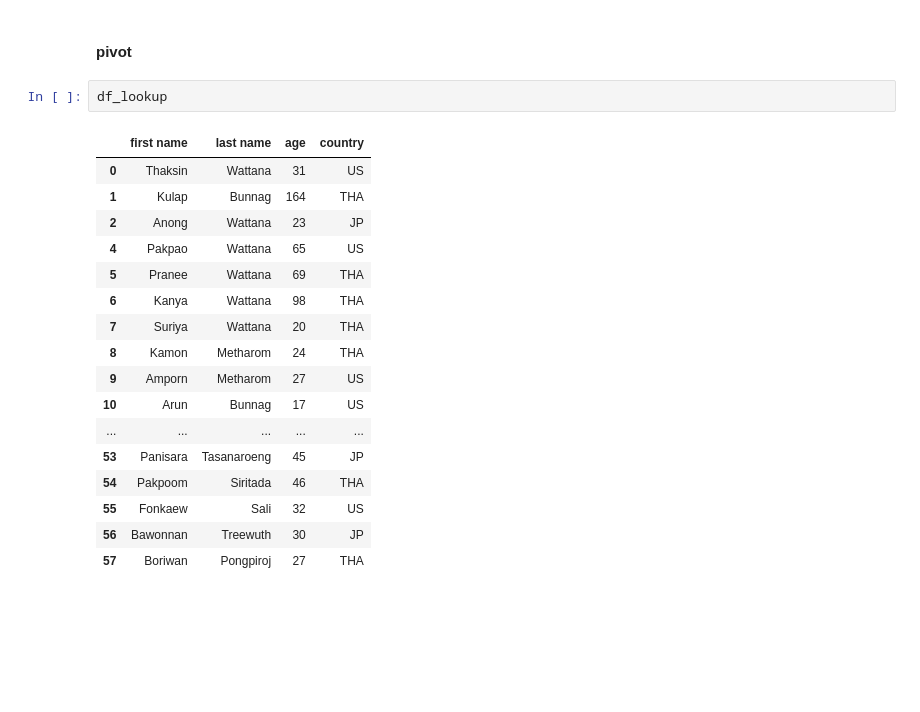
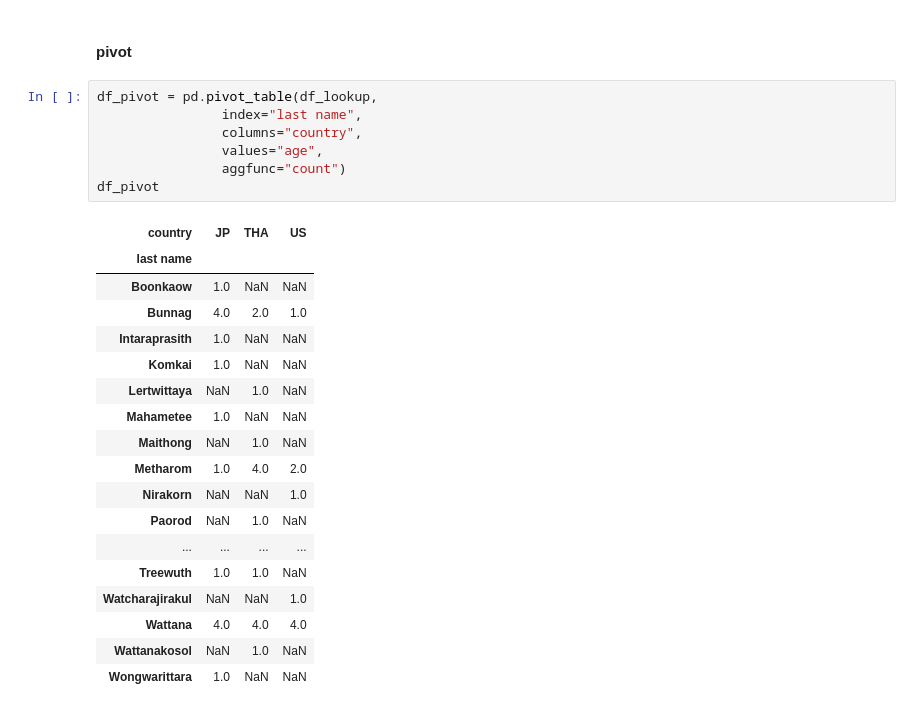
Before and after one commit to NMB-MIC/python_office_2023_10_11, a Jupyter notebook: src/02_pandas.ipynb, the cells around one changed output. Drawn from its saved outputs; the diff is of its cells as text; blank space fills up the shorter version.

```diff
--- a/src/02_pandas.ipynb
+++ b/src/02_pandas.ipynb
@@ -323,23 +323,29 @@ array(['Wattana', 'Bunnag', 'Metharom', 'Watcharajirakul', 'Pitiwat',
        'Pongpiroj'], dtype=object)
 # %% [markdown]
 #### pivot
-# %%
-df_lookup
-# %% [output]
-|  | first name | last name | age | country |
-| 0 | Thaksin | Wattana | 31 | US |
-| 1 | Kulap | Bunnag | 164 | THA |
-| 2 | Anong | Wattana | 23 | JP |
-| 4 | Pakpao | Wattana | 65 | US |
-| 5 | Pranee | Wattana | 69 | THA |
-| 6 | Kanya | Wattana | 98 | THA |
-| 7 | Suriya | Wattana | 20 | THA |
-| 8 | Kamon | Metharom | 24 | THA |
-| 9 | Amporn | Metharom | 27 | US |
-| 10 | Arun | Bunnag | 17 | US |
-| ... | ... | ... | ... | ... |
-| 53 | Panisara | Tasanaroeng | 45 | JP |
-| 54 | Pakpoom | Siritada | 46 | THA |
-| 55 | Fonkaew | Sali | 32 | US |
-| 56 | Bawonnan | Treewuth | 30 | JP |
-| 57 | Boriwan | Pongpiroj | 27 | THA |
+# %%
+df_pivot = pd.pivot_table(df_lookup,
+                index="last name",
+                columns="country",
+                values="age",
+                aggfunc="count")
+df_pivot
+# %% [output]
+| country | JP | THA | US |
+| last name |  |  |  |
+| Boonkaow | 1.0 | NaN | NaN |
+| Bunnag | 4.0 | 2.0 | 1.0 |
+| Intaraprasith | 1.0 | NaN | NaN |
+| Komkai | 1.0 | NaN | NaN |
+| Lertwittaya | NaN | 1.0 | NaN |
+| Mahametee | 1.0 | NaN | NaN |
+| Maithong | NaN | 1.0 | NaN |
+| Metharom | 1.0 | 4.0 | 2.0 |
+| Nirakorn | NaN | NaN | 1.0 |
+| Paorod | NaN | 1.0 | NaN |
+| ... | ... | ... | ... |
+| Treewuth | 1.0 | 1.0 | NaN |
+| Watcharajirakul | NaN | NaN | 1.0 |
+| Wattana | 4.0 | 4.0 | 4.0 |
+| Wattanakosol | NaN | 1.0 | NaN |
+| Wongwarittara | 1.0 | NaN | NaN |
```
Also changed, not shown: parts of 2 cells of this notebook.
